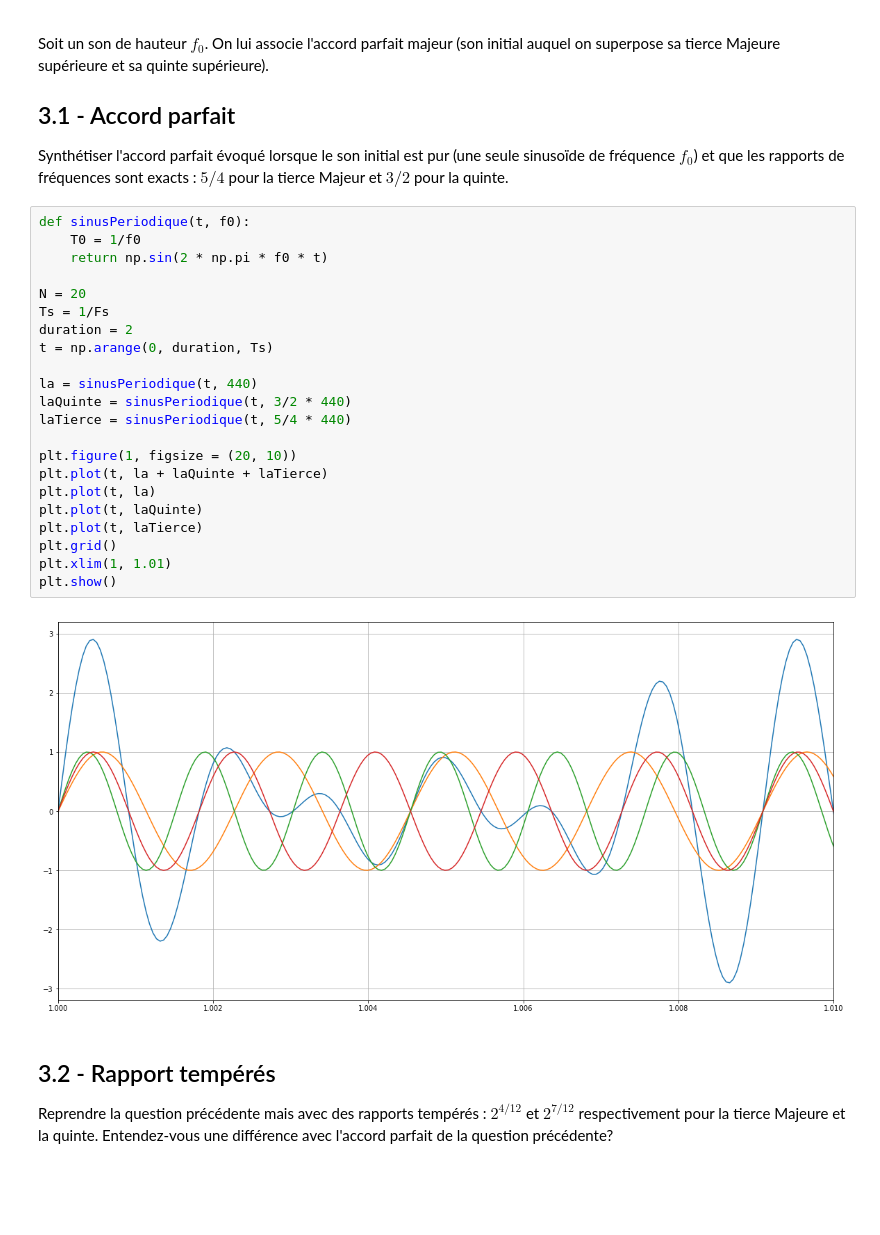
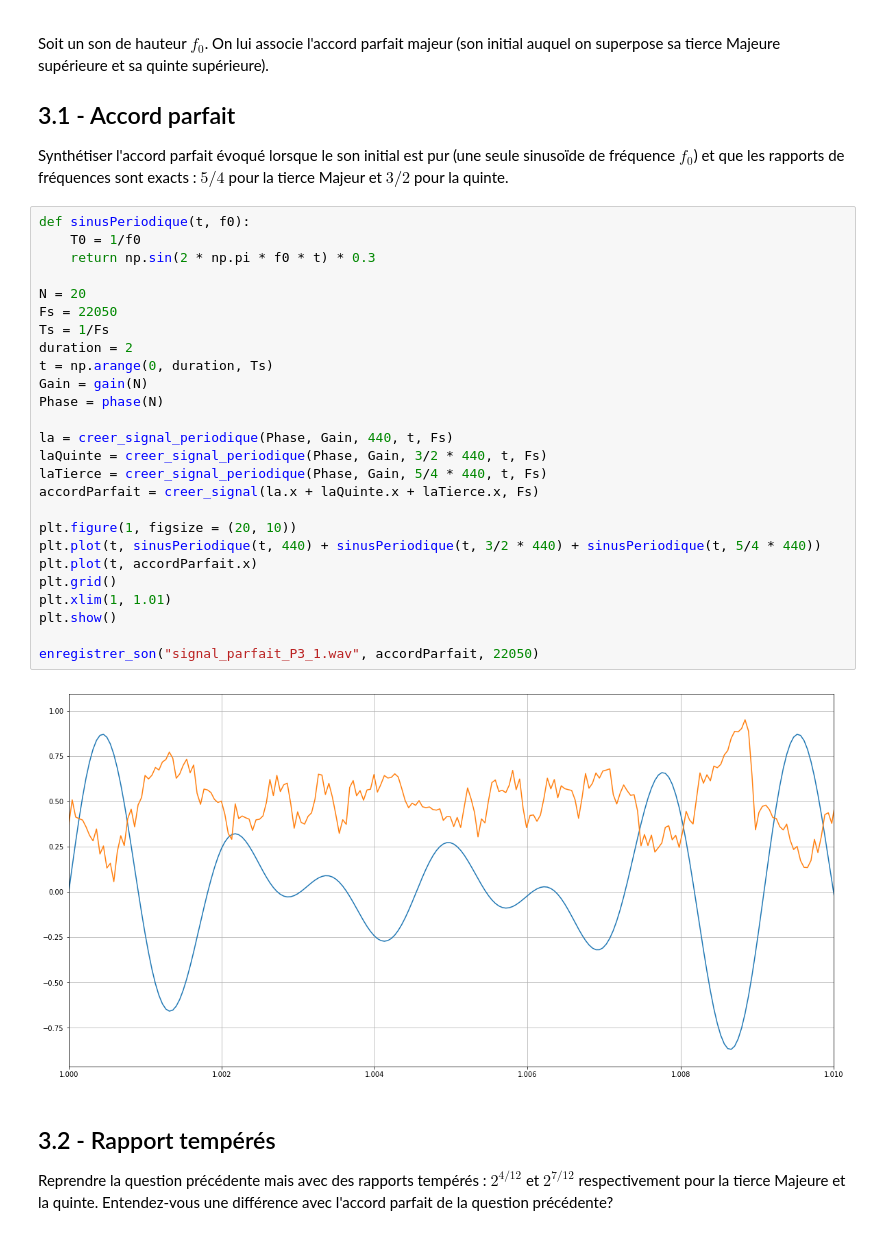
Before and after one commit to guillaume-haerinck/imac-tp-signal, a Jupyter notebook: tp-02-gain-phase/rendu-tp-02.ipynb, the cells around one changed output. Drawn from its saved outputs; the diff is of its cells as text; blank space fills up the shorter version.

Commit message:
Signal parfait fonctionne théoriquement

```diff
--- a/tp-02-gain-phase/rendu-tp-02.ipynb
+++ b/tp-02-gain-phase/rendu-tp-02.ipynb
@@ -408,27 +408,31 @@ Synthétiser l'accord parfait évoqué lorsque le son initial est pur (une seule
 # %%
 def sinusPeriodique(t, f0):
     T0 = 1/f0
-    return np.sin(2 * np.pi * f0 * t)
+    return np.sin(2 * np.pi * f0 * t) * 0.3
 
 N = 20
+Fs = 22050
 Ts = 1/Fs
 duration = 2
 t = np.arange(0, duration, Ts)
+Gain = gain(N)
+Phase = phase(N)
 
-la = sinusPeriodique(t, 440)
-laQuinte = sinusPeriodique(t, 3/2 * 440)
-laTierce = sinusPeriodique(t, 5/4 * 440)
+la = creer_signal_periodique(Phase, Gain, 440, t, Fs)
+laQuinte = creer_signal_periodique(Phase, Gain, 3/2 * 440, t, Fs)
+laTierce = creer_signal_periodique(Phase, Gain, 5/4 * 440, t, Fs)
+accordParfait = creer_signal(la.x + laQuinte.x + laTierce.x, Fs)
 
 plt.figure(1, figsize = (20, 10))
-plt.plot(t, la + laQuinte + laTierce)
-plt.plot(t, la)
-plt.plot(t, laQuinte)
-plt.plot(t, laTierce)
+plt.plot(t, sinusPeriodique(t, 440) + sinusPeriodique(t, 3/2 * 440) + sinusPeriodique(t, 5/4 * 440))
+plt.plot(t, accordParfait.x)
 plt.grid()
 plt.xlim(1, 1.01)
 plt.show()
+
+enregistrer_son("signal_parfait_P3_1.wav", accordParfait, 22050)
 # %% [output]
-[figure, old version]
+[figure, new version]
 # %% [markdown]
 ## 3.2 - Rapport tempérés
 
```
